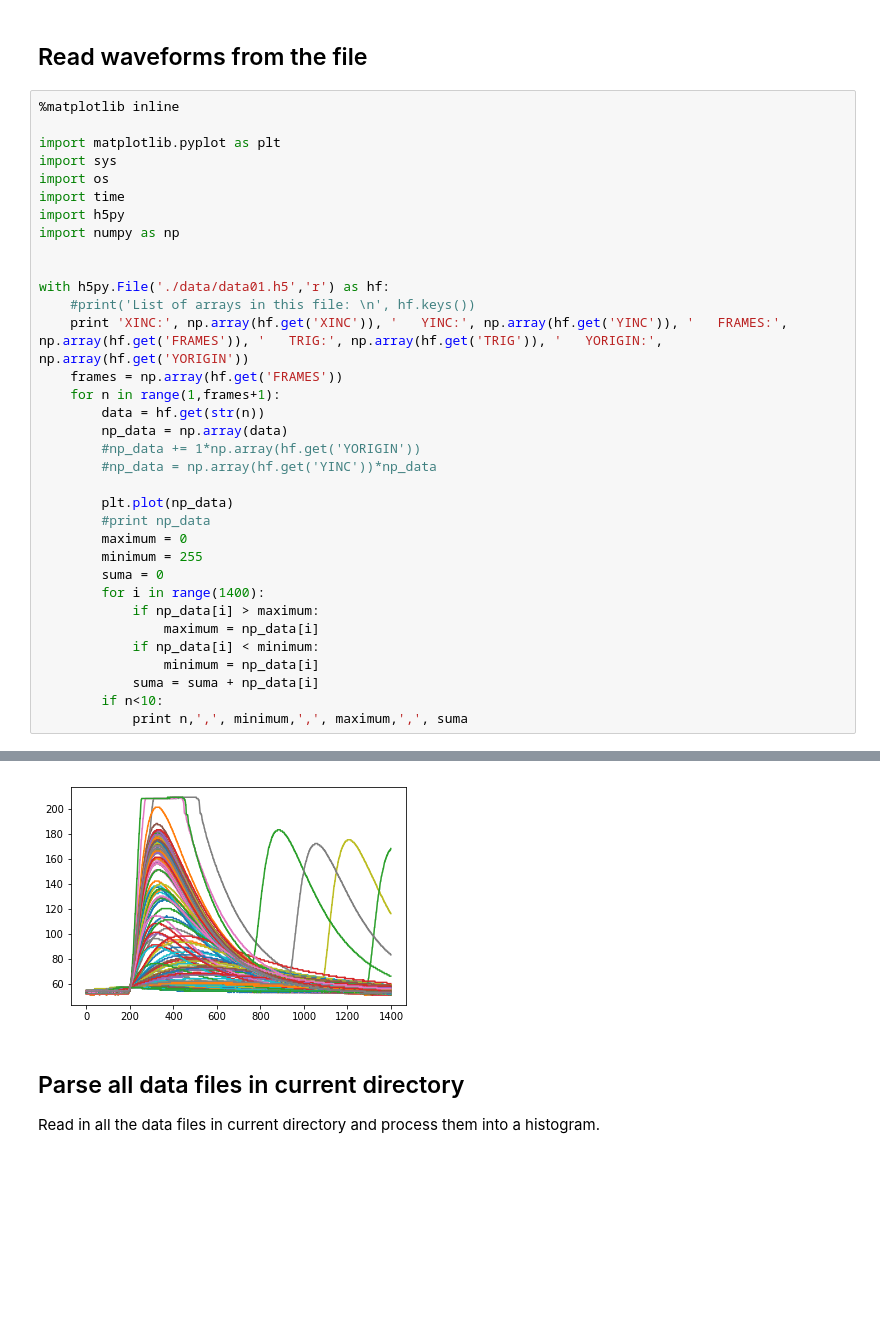
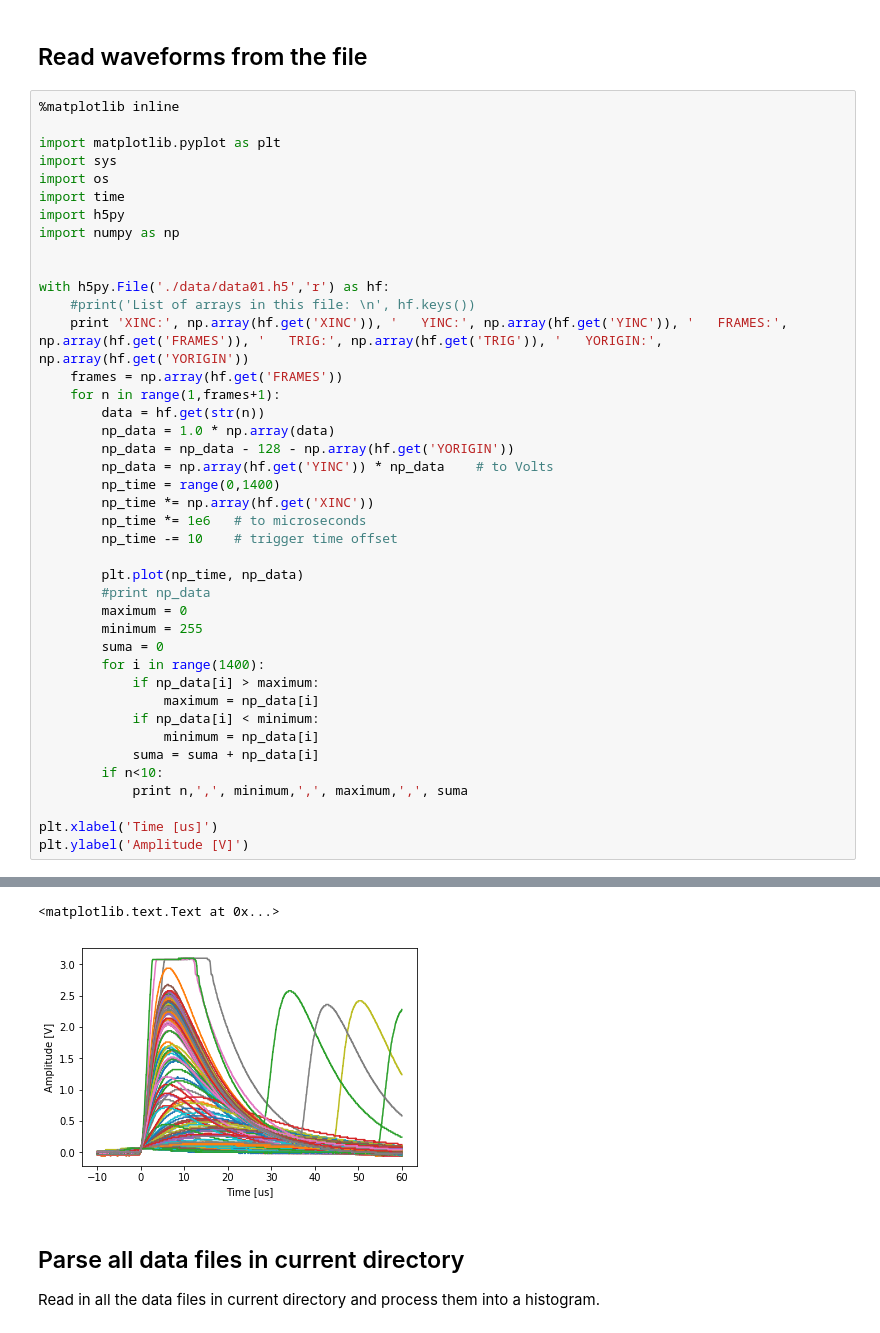
Before and after one commit to ODZ-UJF-AV-CR/osciloskop, a Jupyter notebook: osciloskop-hystogram.ipynb, the cells around one changed output, grey strips where cells are left out. Saved outputs shown, nothing was run; the diff lists cells and outputs as text; blank space fills up the shorter version.

Commit message:
calculation of real voltage and time

```diff
--- a/osciloskop-hystogram.ipynb
+++ b/osciloskop-hystogram.ipynb
@@ -26,11 +26,15 @@ with h5py.File('./data/data01.h5','r') as hf:
     frames = np.array(hf.get('FRAMES'))
     for n in range(1,frames+1):
         data = hf.get(str(n))
-        np_data = np.array(data)
-        #np_data += 1*np.array(hf.get('YORIGIN'))
-        #np_data = np.array(hf.get('YINC'))*np_data
+        np_data = 1.0 * np.array(data)
+        np_data = np_data - 128 - np.array(hf.get('YORIGIN'))
+        np_data = np.array(hf.get('YINC')) * np_data    # to Volts
+        np_time = range(0,1400)
+        np_time *= np.array(hf.get('XINC'))
+        np_time *= 1e6   # to microseconds
+        np_time -= 10    # trigger time offset
 
-        plt.plot(np_data)
+        plt.plot(np_time, np_data)
         #print np_data
         maximum = 0
         minimum = 255
@@ -43,5 +47,8 @@ with h5py.File('./data/data01.h5','r') as hf:
             suma = suma + np_data[i]
         if n<10:
             print n,',', minimum,',', maximum,',', suma
+
+plt.xlabel('Time [us]')
+plt.ylabel('Amplitude [V]')
 # %% [output]
 XINC: 5e-08    YINC: 0.02    FRAMES: 508    TRIG: 0.0905    YORIGIN: -74.0
@@ -57,4 +64,5 @@ XINC: 5e-08    YINC: 0.02    FRAMES: 508    TRIG: 0.0905    YORIGIN: -74.0
+<matplotlib.text.Text at 0x...>
-[figure, old version]
+[figure, new version]
 # %% [markdown]
 ## Parse all data files in current directory
 Read in all the data files in current directory and process them into a histogram.
```
Also changed, not shown: parts of 4 cells of this notebook.
